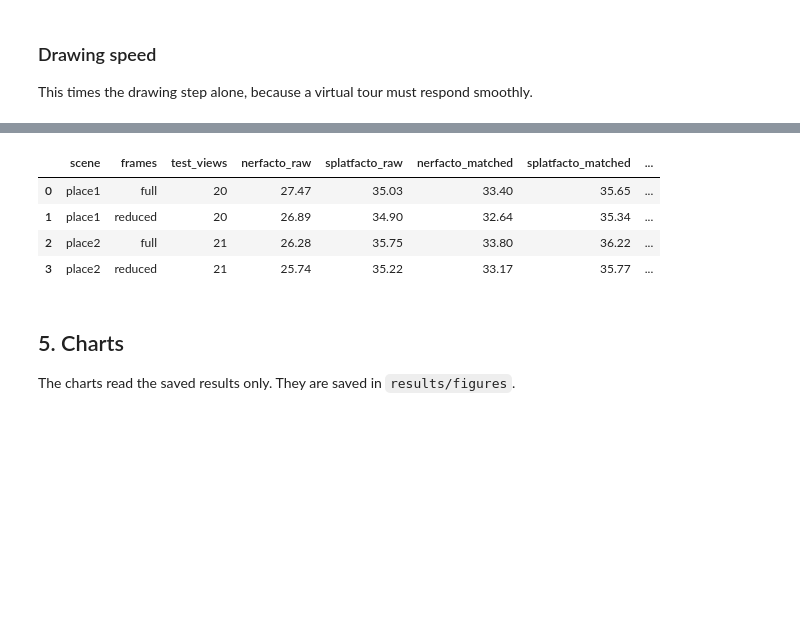
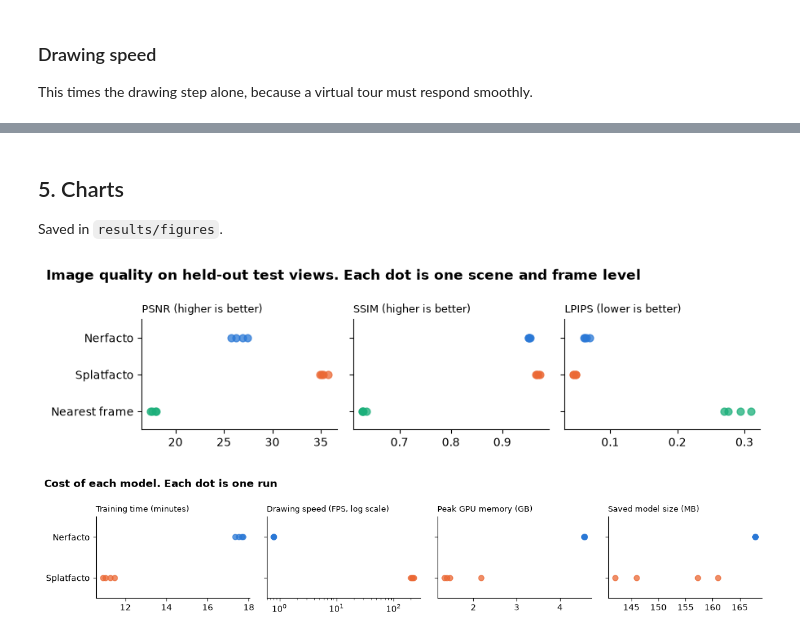
Before and after one commit to Arnob02/COMP8410-A1-60841338, a Jupyter notebook: pair3_virtual_tours/pair3_virtual_tours.ipynb, the cells around one changed output, grey strips where cells are left out. Saved outputs shown, nothing was run; the diff lists cells and outputs as text; code cells hidden in the pictures; blank space fills up the shorter version.

```diff
--- a/pair3_virtual_tours/pair3_virtual_tours.ipynb
+++ b/pair3_virtual_tours/pair3_virtual_tours.ipynb
@@ -834,9 +441,11 @@ This shows how many frames COLMAP placed in each scene, and which matching metho
 # %%
 summary_file = HERE / "processed" / "scene_summary.json"
-if summary_file.exists():
-    display(pd.read_json(summary_file))
-else:
-    print("The processed folder isn't here, so this table can't be shown.")
+display(pd.read_json(summary_file) if summary_file.exists() else "The processed folder isn't here, so the scene table can't be shown.")
+metrics = pd.read_csv(RESULTS / "metrics.csv")
+display(metrics[metrics["status"] != "done"])  # Any failed runs.
+display(metrics[["scene", "frames", "model", "train_frames", "test_frames", "psnr", "ssim", "lpips"]].round(3))
+display(metrics.loc[metrics["model"] != "nearest-frame", ["scene", "frames", "model", "render_fps", "train_minutes", "peak_gpu_gb", "storage_mb"]].round(2))
+print((RESULTS / "environment.json").read_text())
 # %% [output]
 |  | scene | frames_extracted | frames_matched | matched_share | matching | train_frames_full | ... |
 | 0 | place1 | 158 | 158 | 1 | sequential | 138 | ... |
@@ -849,9 +492,0 @@ because a correct answer exists. Peak GPU memory covers the whole card.
-# %%
-metrics = pd.read_csv(RESULTS_DIR / "metrics.csv")
-display(metrics[metrics["status"] != "done"])
-
-columns = ["scene", "frames", "model", "train_frames", "test_frames", "psnr", "ssim", "lpips"]
-display(metrics[columns].round(3))
-
-costs = metrics[metrics["model"] != "nearest-frame"]
-display(costs[["scene", "frames", "model", "render_fps", "train_minutes", "peak_gpu_gb", "storage_mb"]].round(2))
@@ -998,37 +542,31 @@ def run_colour_check() -> pd.DataFrame:
-# %%
-display(run_colour_check())
-# %% [output]
-|  | scene | frames | test_views | nerfacto_raw | splatfacto_raw | nerfacto_matched | splatfacto_matched | ... |
-| 0 | place1 | full | 20 | 27.47 | 35.03 | 33.40 | 35.65 | ... |
-| 1 | place1 | reduced | 20 | 26.89 | 34.90 | 32.64 | 35.34 | ... |
-| 2 | place2 | full | 21 | 26.28 | 35.75 | 33.80 | 36.22 | ... |
-| 3 | place2 | reduced | 21 | 25.74 | 35.22 | 33.17 | 35.77 | ... |
 # %% [markdown]
 ## 5. Charts
 
-The charts read the saved results only. They are saved in `results/figures`.
+Saved in `results/figures`.
 # %%
-# Each model keeps the same colour in every chart, so readers can follow it.
 COLOURS = {"nerfacto": "#2a78d6", "splatfacto": "#eb6834", "nearest-frame": "#1baf7a"}
-
-
-LABELS = {"nerfacto": "Nerfacto", "splatfacto": "Splatfacto", "nearest-frame": "Nearest frame baseline"}
-
-
-TEXT, MUTED, GRID = "#0b0b0b", "#52514e", "#e4e3df"
-
-
-plt.rcParams.update(
-    {
-        "font.size": 10,
-        "text.color": TEXT,
-        "axes.labelcolor": MUTED,
-        "xtick.color": MUTED,
-        "ytick.color": MUTED,
-        "axes.edgecolor": GRID,
-        "axes.spines.top": False,
-        "axes.spines.right": False,
-        "savefig.dpi": 200,
-        "savefig.bbox": "tight",
-    }
-)
+LABELS = {"nerfacto": "Nerfacto", "splatfacto": "Splatfacto", "nearest-frame": "Nearest frame"}
+plt.rcParams.update({"font.size": 10, "axes.spines.top": False, "axes.spines.right": False, "savefig.dpi": 200, "savefig.bbox": "tight"})
+(RESULTS / "figures").mkdir(exist_ok=True)
+done = metrics[metrics["status"] == "done"]
+charts = [("fig1_quality.png", "Image quality on held-out test views. Each dot is one scene and frame level", list(COLOURS),
+           [("psnr", "PSNR (higher is better)"), ("ssim", "SSIM (higher is better)"), ("lpips", "LPIPS (lower is better)")]),
+          ("fig2_costs.png", "Cost of each model. Each dot is one run", ["nerfacto", "splatfacto"],
+           [("train_minutes", "Training time (minutes)"), ("render_fps", "Drawing speed (FPS, log scale)"), ("peak_gpu_gb", "Peak GPU memory (GB)"), ("storage_mb", "Saved model size (MB)")])]
+for file, title, models, panels in charts:
+    fig, axes = plt.subplots(1, len(panels), figsize=(3 * len(panels), 2.4), sharey=True)
+    for axis, (column, heading) in zip(axes, panels):
+        for row, model in enumerate(models):
+            values = done.loc[done["model"] == model, column].dropna()
+            axis.scatter(values, [row] * len(values), color=COLOURS[model], s=40, alpha=0.75, zorder=3)
+        axis.set_xscale("log" if column == "render_fps" else "linear")
+        axis.set_title(heading, loc="left", fontsize=9)
+    axes[0].set_yticks(range(len(models)), [LABELS[m] for m in models])
+    axes[0].set_ylim(len(models) - 0.5, -0.5)
+    fig.suptitle(title, x=0.01, ha="left", fontsize=12, fontweight="bold")
+    fig.tight_layout()
+    fig.savefig(RESULTS / "figures" / file)
+    plt.show()
+# %% [output]
+[figure, added]
+[figure, added]
```
Also changed, not shown: parts of 35 cells of this notebook, 8 other files.
